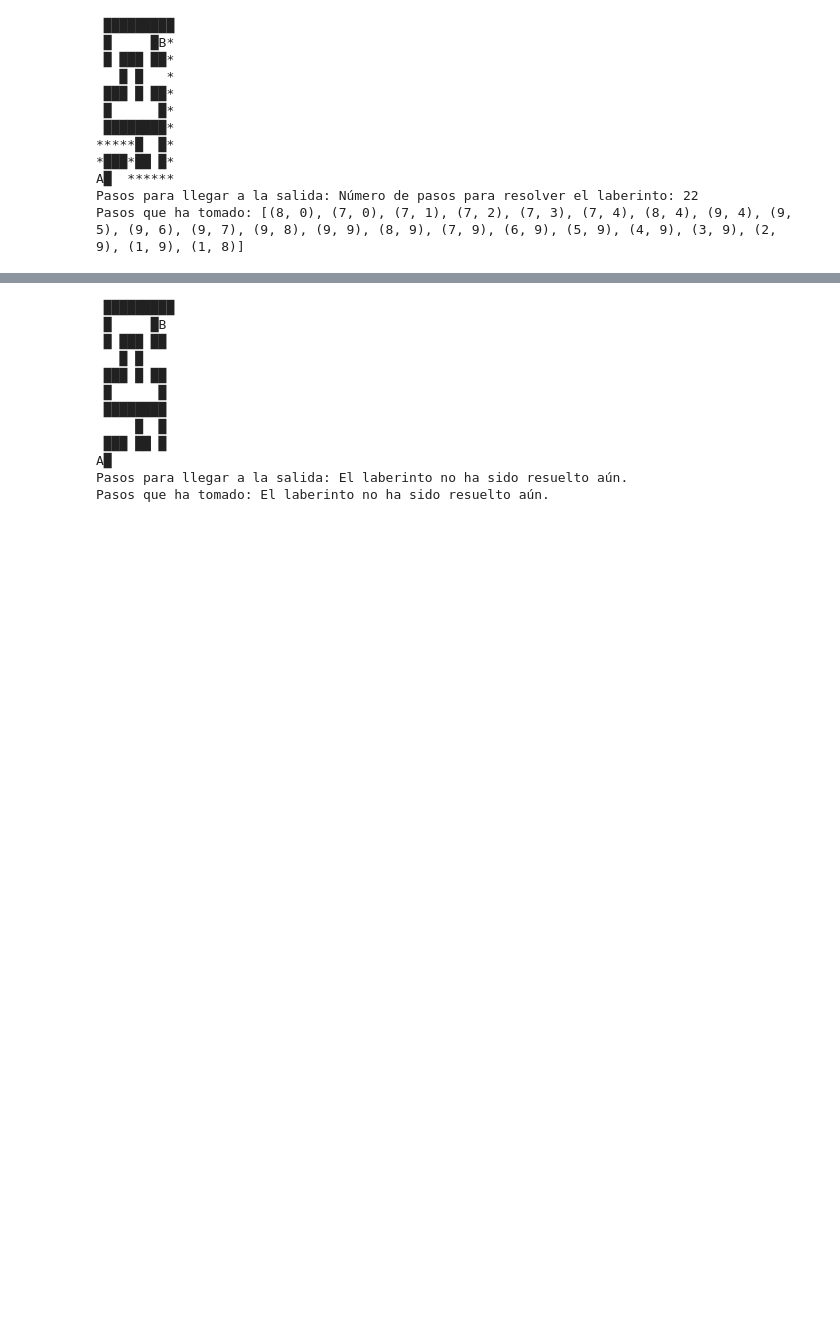
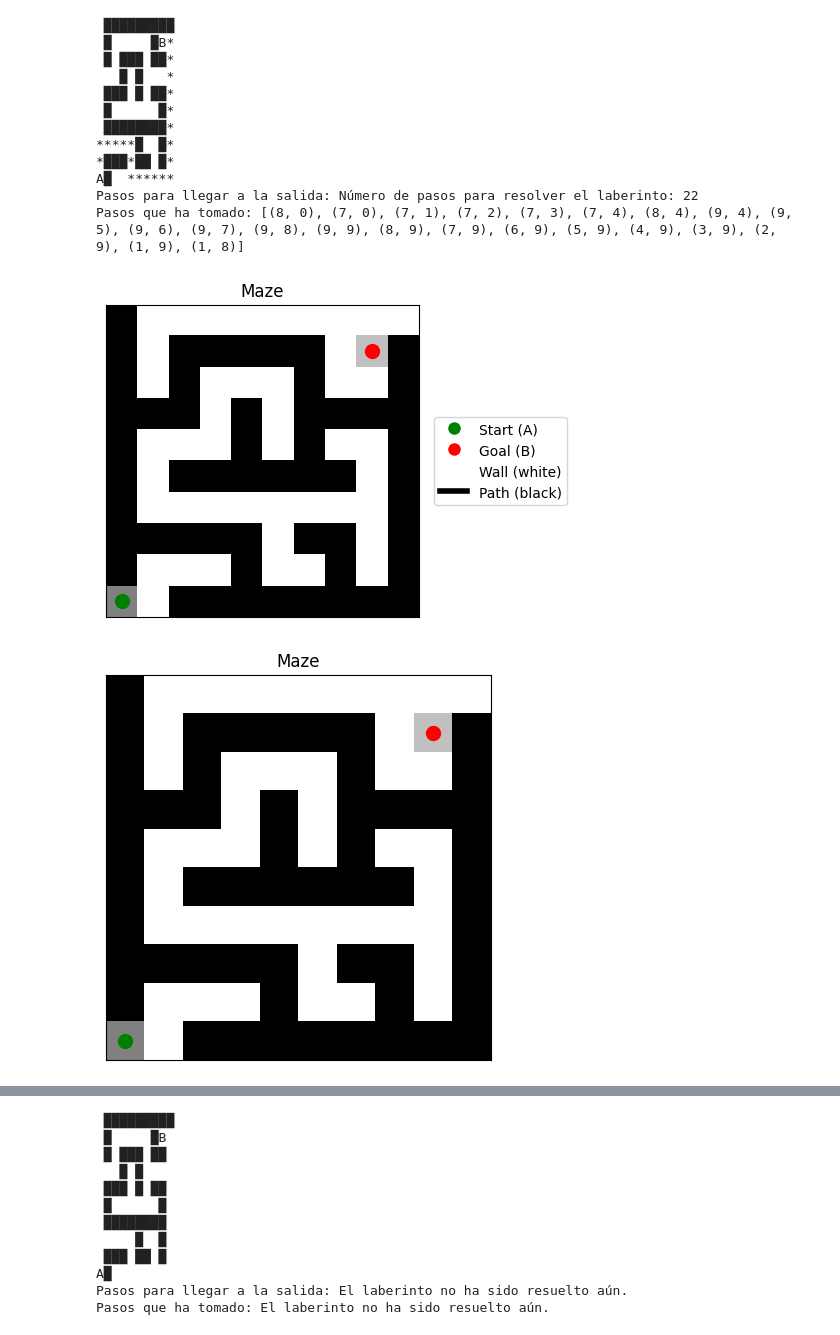
Before and after one commit to pabblo2000/pybyrinth, a Jupyter notebook: test.ipynb, the cells around one changed output, grey strips where cells are left out. Saved outputs shown, nothing was run; the diff lists cells and outputs as text; code cells hidden in the pictures; blank space fills up the shorter version.

```diff
--- a/test.ipynb
+++ b/test.ipynb
@@ -33,26 +41,37 @@ Pasos que ha tomado: El laberinto no ha sido resuelto aún.
 # %%
 # Resolver el laberinto con DFS
 maze_solvedDFS = maze.solve(method='DFS')
 print(maze_solvedDFS)
 
 # Guardar el laberinto resuelto en un archivo
 maze_solvedDFS.to_img("img/maze_solved_DFS.png", show_solution=True, show_explored=True)
 
 # Mostrar pasos
 print("Pasos para llegar a la salida:", maze_solvedDFS.info())
 
 # Pasos que ha tomado
 print("Pasos que ha tomado:", maze_solvedDFS.steps())
+
+# Mostrar el laberinto resuelto
+maze_solvedDFS.show(label=True)
+
+# Probar sin label
+maze_solvedDFS.show(label=False)
+
+# Probar la funcionalidad de __repr__
+maze_solvedDFS
 # %% [output]
  █████████
  █     █B*
  █ ███ ██*
    █ █   *
  ███ █ ██*
  █      █*
  ████████*
 *****█  █*
 *███*██ █*
 A█  ******
 Pasos para llegar a la salida: Número de pasos para resolver el laberinto: 22
 Pasos que ha tomado: [(8, 0), (7, 0), (7, 1), (7, 2), (7, 3), (7, 4), (8, 4), (9, 4), (9, 5), (9, 6), (9, 7), (9, 8), (9, 9), (8, 9), (7, 9), (6, 9), (5, 9), (4, 9), (3, 9), (2, 9), (1, 9), (1, 8)]
+[figure, added]
+[figure, added]
```
Also changed, not shown: parts of 3 cells of this notebook, 2 other files.
